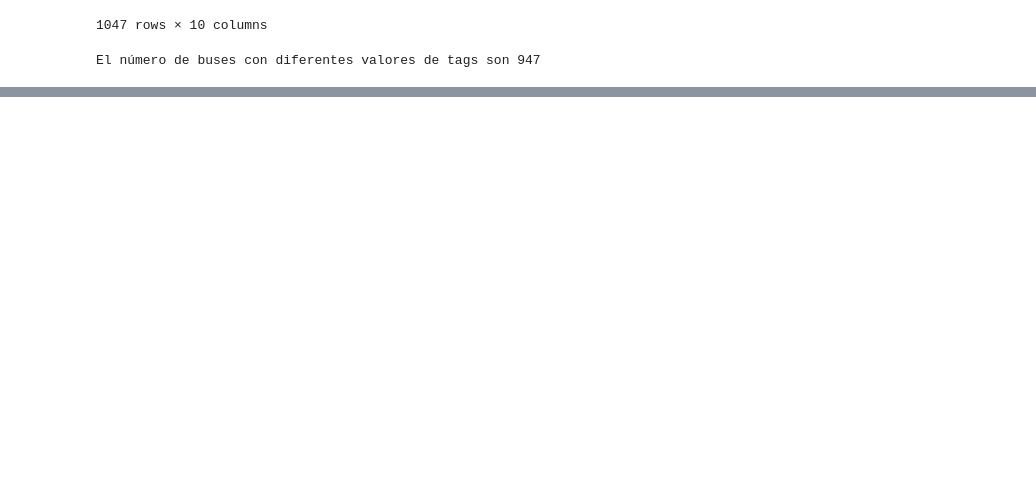
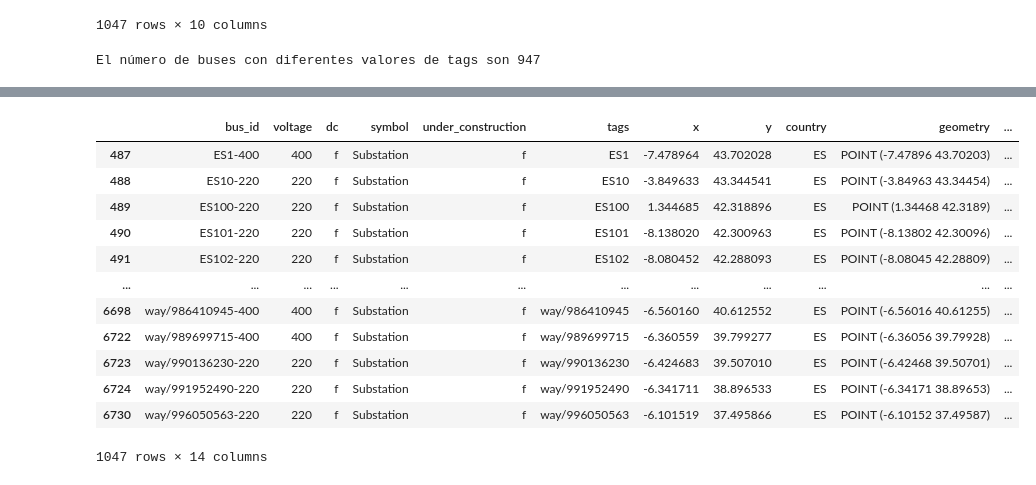
Before and after one commit to jacubero/SEE, a Jupyter notebook: Transporte/transporte.ipynb, the cells around one changed output, grey strips where cells are left out. Cells and saved outputs as stored; diff of their text form; code cells hidden in the pictures; blank space fills up the shorter version.

```diff
--- a/Transporte/transporte.ipynb
+++ b/Transporte/transporte.ipynb
@@ -201,0 +222,32 @@ El número de buses con diferentes valores de tags son 947
+# %%
+import geopandas as gpd
+from shapely import wkt
+
+# 1. Crear GeoDataFrame con sistema de referencia WGS84
+gdf_points = gpd.GeoDataFrame(df_buses_ES, geometry="geometry", crs="EPSG:4326")
+
+# 2. Cargar provincias (GeoJSON descargado previamente)
+provinces = gpd.read_file("JSONs/provincias.json")
+provinces = provinces.to_crs(epsg=4326)
+
+# 3. Join espacial para encontrar provincia
+gdf_joined = gpd.sjoin(gdf_points, provinces, how="left", predicate="within")
+
+# 4. Exportar resultados
+gdf_joined.to_csv("CSVs/buses_ES_con_provincias.csv", index=False)
+
+gdf_joined
+# %% [output]
+|  | bus_id | voltage | dc | symbol | under_construction | tags | x | y | country | geometry | ... |
+| 487 | ES1-400 | 400 | f | Substation | f | ES1 | -7.478964 | 43.702028 | ES | POINT (-7.47896 43.70203) | ... |
+| 488 | ES10-220 | 220 | f | Substation | f | ES10 | -3.849633 | 43.344541 | ES | POINT (-3.84963 43.34454) | ... |
+| 489 | ES100-220 | 220 | f | Substation | f | ES100 | 1.344685 | 42.318896 | ES | POINT (1.34468 42.3189) | ... |
+| 490 | ES101-220 | 220 | f | Substation | f | ES101 | -8.138020 | 42.300963 | ES | POINT (-8.13802 42.30096) | ... |
+| 491 | ES102-220 | 220 | f | Substation | f | ES102 | -8.080452 | 42.288093 | ES | POINT (-8.08045 42.28809) | ... |
+| ... | ... | ... | ... | ... | ... | ... | ... | ... | ... | ... | ... |
+| 6698 | way/986410945-400 | 400 | f | Substation | f | way/986410945 | -6.560160 | 40.612552 | ES | POINT (-6.56016 40.61255) | ... |
+| 6722 | way/989699715-400 | 400 | f | Substation | f | way/989699715 | -6.360559 | 39.799277 | ES | POINT (-6.36056 39.79928) | ... |
+| 6723 | way/990136230-220 | 220 | f | Substation | f | way/990136230 | -6.424683 | 39.507010 | ES | POINT (-6.42468 39.50701) | ... |
+| 6724 | way/991952490-220 | 220 | f | Substation | f | way/991952490 | -6.341711 | 38.896533 | ES | POINT (-6.34171 38.89653) | ... |
+| 6730 | way/996050563-220 | 220 | f | Substation | f | way/996050563 | -6.101519 | 37.495866 | ES | POINT (-6.10152 37.49587) | ... |
+1047 rows × 14 columns
```
Also changed, not shown: parts of 1 cell of this notebook, 6 other files.
